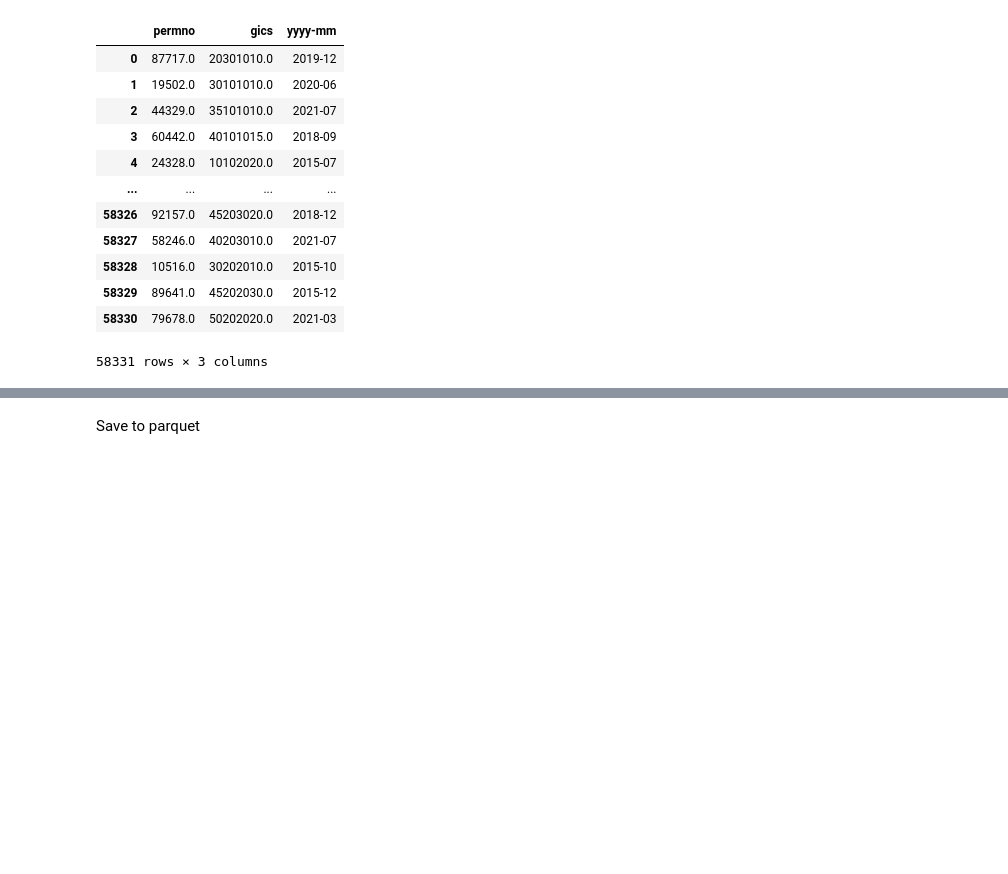
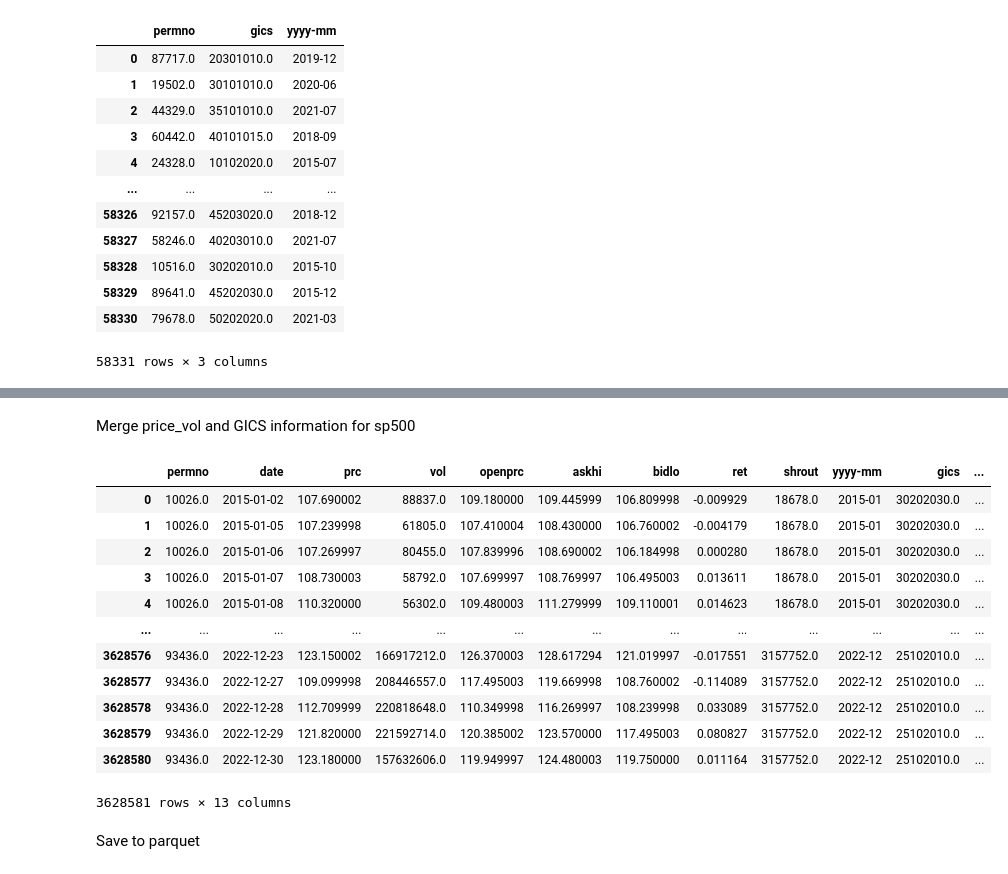
Before and after one commit to JennyJiang118/AFP-hedgefund-holdings, a Jupyter notebook: get_price_vol_gics.ipynb, the cells around one changed output, grey strips where cells are left out. Saved outputs shown, nothing was run; the diff lists cells and outputs as text; code cells hidden in the pictures; blank space fills up the shorter version.

Commit message:
add new universe and factor

```diff
--- a/get_price_vol_gics.ipynb
+++ b/get_price_vol_gics.ipynb
@@ -106,0 +155,15 @@ Read GICS data
+# %%
+query = f"""
+SELECT
+    permno, date, prc, vol, openprc, askhi, bidlo, ret, shrout
+FROM
+    crsp_a_stock.dsf
+WHERE
+    permno IN ({formatted_permnos_all}) AND date BETWEEN '{begdate}' AND '{enddate}'
+"""
+
+price_vol_all = conn.raw_sql(query)
+# %%
+price_vol_all['date'] = pd.to_datetime(price_vol_all['date'])
+price_vol_all['yyyy-mm'] = price_vol_all['date'].dt.strftime('%Y-%m')
+price_vol_all
@@ -156,0 +238,16 @@ price_vol_gics
+# %%
+query = f"""
+SELECT
+    DISTINCT permno, gics, date
+FROM
+    contrib_global_factor.global_factor
+WHERE
+    permno IN ({formatted_permnos_all}) AND date BETWEEN '{begdate}' AND '{enddate}'
+"""
+
+gics_all = conn.raw_sql(query)
+# %%
+gics_all['date'] = pd.to_datetime(gics_all['date'])
+gics_all['yyyy-mm'] = gics_all['date'].dt.strftime('%Y-%m')
+gics_all.drop(columns='date', inplace=True)
+gics_all
@@ -157,3 +268,23 @@ price_vol_gics
+# %% [markdown]
+Merge price_vol and GICS information for sp500
+# %%
+price_vol_gics_all = pd.merge(price_vol_all, gics_all, how='left', on=['permno', 'yyyy-mm'])
+price_vol_gics_all = pd.merge(price_vol_gics_all, all, how='left', on=['permno'])
+price_vol_gics_all
+# %% [output]
+|  | permno | date | prc | vol | openprc | askhi | bidlo | ret | shrout | yyyy-mm | gics | ... |
+| 0 | 10026.0 | 2015-01-02 | 107.690002 | 88837.0 | 109.180000 | 109.445999 | 106.809998 | -0.009929 | 18678.0 | 2015-01 | 30202030.0 | ... |
+| 1 | 10026.0 | 2015-01-05 | 107.239998 | 61805.0 | 107.410004 | 108.430000 | 106.760002 | -0.004179 | 18678.0 | 2015-01 | 30202030.0 | ... |
+| 2 | 10026.0 | 2015-01-06 | 107.269997 | 80455.0 | 107.839996 | 108.690002 | 106.184998 | 0.000280 | 18678.0 | 2015-01 | 30202030.0 | ... |
+| 3 | 10026.0 | 2015-01-07 | 108.730003 | 58792.0 | 107.699997 | 108.769997 | 106.495003 | 0.013611 | 18678.0 | 2015-01 | 30202030.0 | ... |
+| 4 | 10026.0 | 2015-01-08 | 110.320000 | 56302.0 | 109.480003 | 111.279999 | 109.110001 | 0.014623 | 18678.0 | 2015-01 | 30202030.0 | ... |
+| ... | ... | ... | ... | ... | ... | ... | ... | ... | ... | ... | ... | ... |
+| 3628576 | 93436.0 | 2022-12-23 | 123.150002 | 166917212.0 | 126.370003 | 128.617294 | 121.019997 | -0.017551 | 3157752.0 | 2022-12 | 25102010.0 | ... |
+| 3628577 | 93436.0 | 2022-12-27 | 109.099998 | 208446557.0 | 117.495003 | 119.669998 | 108.760002 | -0.114089 | 3157752.0 | 2022-12 | 25102010.0 | ... |
+| 3628578 | 93436.0 | 2022-12-28 | 112.709999 | 220818648.0 | 110.349998 | 116.269997 | 108.239998 | 0.033089 | 3157752.0 | 2022-12 | 25102010.0 | ... |
+| 3628579 | 93436.0 | 2022-12-29 | 121.820000 | 221592714.0 | 120.385002 | 123.570000 | 117.495003 | 0.080827 | 3157752.0 | 2022-12 | 25102010.0 | ... |
+| 3628580 | 93436.0 | 2022-12-30 | 123.180000 | 157632606.0 | 119.949997 | 124.480003 | 119.750000 | 0.011164 | 3157752.0 | 2022-12 | 25102010.0 | ... |
+3628581 rows × 13 columns
 # %% [markdown]
 Save to parquet
 # %%
```
Also changed, not shown: parts of 22 cells of this notebook, 2 other files.
